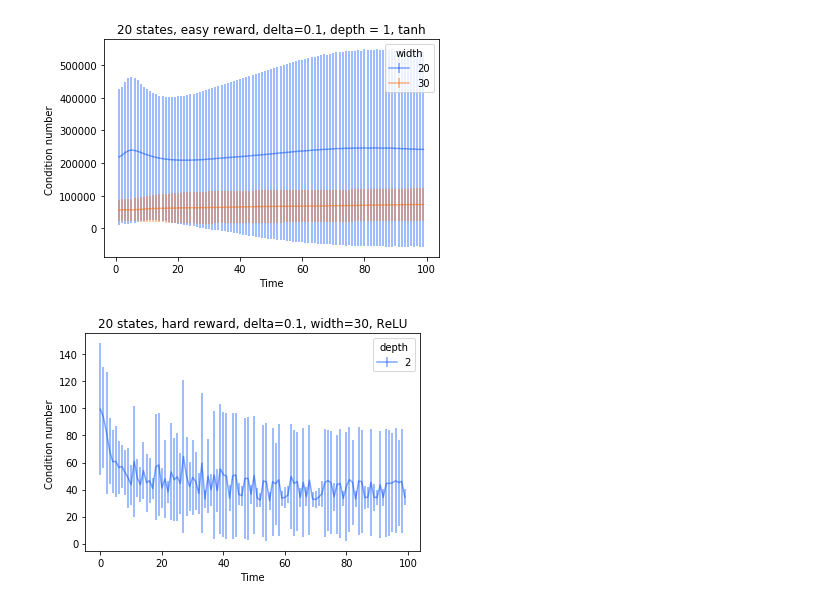
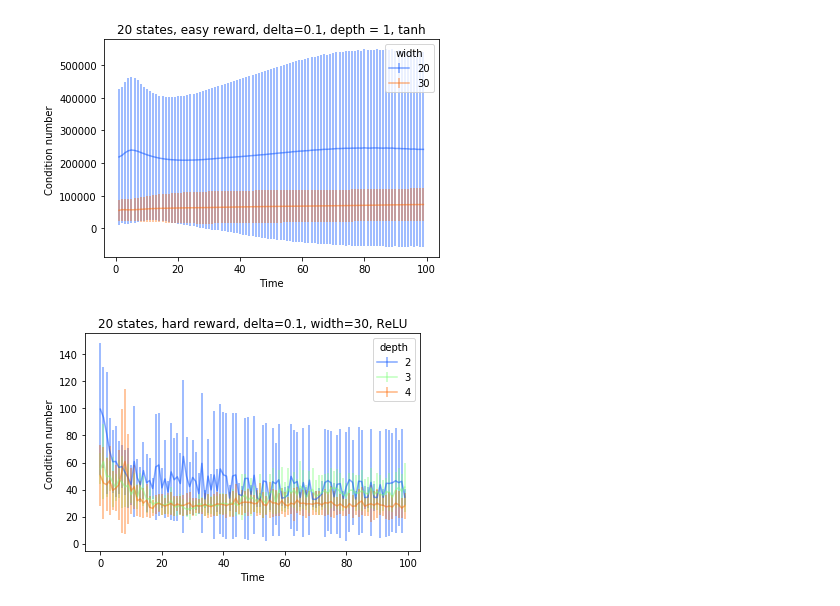
Before and after one commit to davidbrandfonbrener/geometric_insights_into_TD_learning, a Jupyter notebook: notebooks/NN init plotting.ipynb, the cells around one changed output. Drawn from its saved outputs; the diff is of its cells as text; code cells hidden in the pictures.

```diff
--- a/notebooks/NN init plotting.ipynb
+++ b/notebooks/NN init plotting.ipynb
@@ -161,7 +167,7 @@ plt.show()
 IndexError: index 3 is out of bounds for axis 0 with size 3
 [figure]
 # %%
-f = np.load("../outputs/data/homog_exp/k_1_n_20_mlp_depth_1_width_10_online_False.npz")
+f = np.load("../outputs/data/homog_exp/hard_Falsek_1_n_20_mlp_depth_1_width_5_online_False.npz")
 
 tanh_mlp_Vs = f["tanh_mlp_Vs"]
 tanh_mlp_Vo = f["tanh_mlp_Vo"]
@@ -188,6 +194,9 @@ stdV = np.std(tanh_mlp_Vs, axis = 0)[start:]
 
 plt.errorbar(range(meanV.shape[0]), meanV, yerr = stdV, color = "red", label= "tanh", alpha = 0.5)
 
+plt.ylabel("Distance to V*")
+plt.xlabel("Time")
+plt.title("20 states, easy reward, delta=0.1, depth=1, width=5")
 plt.legend()
 plt.show()
 
@@ -235,10 +244,10 @@ plt.show()
 # %%
-start=5
-ws = [5, 10, 20, 30] #, 40, 50, 100]
+start=1
+ws = [5] #, 40, 50, 100]
 mVs = []
 mVo = []
 for w in ws:
-    f = np.load("../outputs/data/homog_exp/hard_Falsek_1_n_20_mlp_depth_1_width_"+ str(w) + "_online_False.npz")
+    f = np.load("../outputs/data/homog_exp/k_1_n_20_mlp_depth_1_width_"+ str(w) + "_online_False.npz")
     mVs.append( f["tanh_mlp_Vs"])
     mVo.append(f["tanh_mlp_Vo"])
 
@@ -247,7 +256,10 @@ for i,w in enumerate(ws):
     meanV = np.mean(mVs[i], axis = 0)[start:]
     stdV = np.std(mVs[i], axis = 0)[start:]
 
-    plt.errorbar(range(start, meanV.shape[0]+start), meanV, yerr = stdV, color = colors[i], label= str(w), alpha = 0.5)
+    #plt.errorbar(range(start, meanV.shape[0]+start), meanV, yerr = stdV, color = colors[i], label= str(w), alpha = 0.5)
+
+plt.show()
+
 plt.title("20 states, easy reward, delta=0.1, depth = 1, tanh")
 plt.legend(title="width")
 plt.ylabel("Distance to V*")
@@ -257,0 +271,21 @@ plt.show()
+# %%
+start=1
+ws = [1,2,3,4] #, 40, 50, 100]
+mVs = []
+mVo = []
+for w in ws:
+    f = np.load("../outputs/data/homog_exp/k_1_n_20_mlp_depth_"+str(w)+"_width_30_online_False.npz")
+    mVs.append( f["mlp_Vs"])
+    mVo.append(f["mlp_Vo"])
+
+colors = plt.cm.jet(np.linspace(0.2,0.8,len(ws)))
+for i,w in enumerate(ws):
+    meanV = np.mean(mVs[i], axis = 0)[start:]
+    stdV = np.std(mVs[i], axis = 0)[start:]
+
+    plt.errorbar(range(start, meanV.shape[0]+start), meanV, yerr = stdV, color = colors[i], label= str(w), alpha = 0.5)
+plt.title("20 states, hard reward, delta=0.1, width = 30, ReLU")
+plt.legend(title="depth")
+plt.ylabel("Distance to V*")
+plt.xlabel("Time")
+plt.show()
@@ -301,22 +334,22 @@ plt.show()
 [figure]
 # %%
 start=0
-ds = [2, 3]
+ds = [2, 3, 4]
 c = []
 for d in ds:
     f = np.load("../outputs/data/homog_exp/k_1_n_20_mlp_depth_"+str(d)+"_width_30_online_False.npz")
     c.append( f["condition_numbers"])
 
-colors = plt.cm.jet(np.linspace(0.2,0.8,len(ws)))
+colors = plt.cm.jet(np.linspace(0.2,0.8,len(ds)))
 for i,w in enumerate(ds):
     meanV = np.mean(c[i], axis = 0)[start:]
     stdV = np.std(c[i], axis = 0)[start:]
 
     plt.errorbar(range(start, meanV.shape[0]+start), meanV, yerr = stdV, color = colors[i], label= str(w), alpha = 0.5)
 plt.title("20 states, hard reward, delta=0.1, width=30, ReLU")
 plt.legend(title="depth")
 plt.ylabel("Condition number ")
 plt.xlabel("Time")
 plt.show()
 # %% [output]
-[figure, old version]
+[figure, new version]
```
Also changed, not shown: parts of 11 cells of this notebook, 9 other files.
